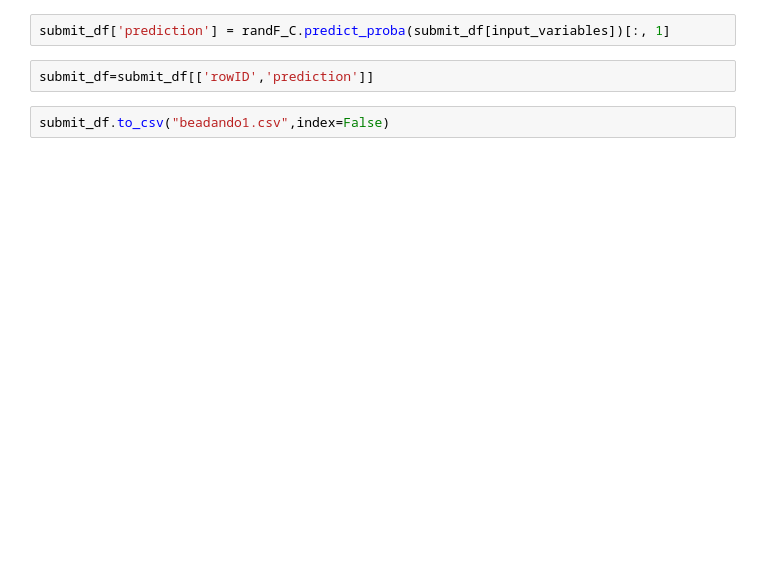
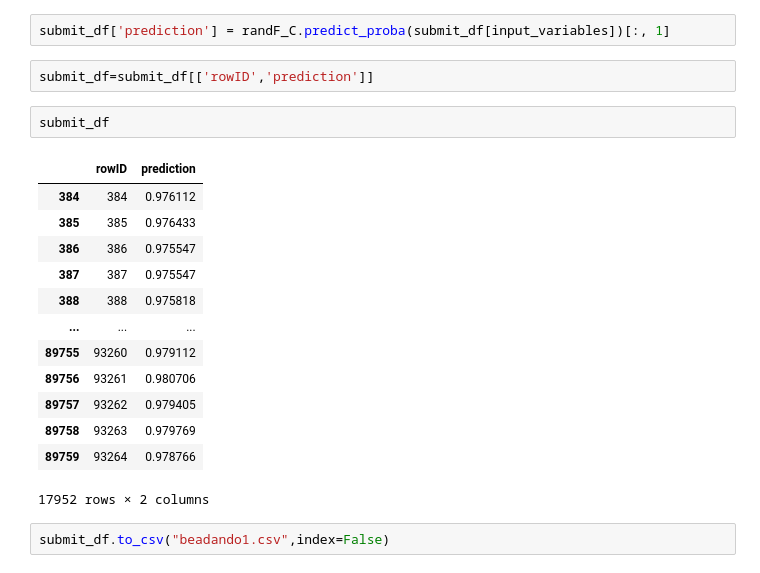
Before and after one commit to LaszloAbrok/BME-TMIT-DataScience-Competition-2024, a Jupyter notebook: competition.ipynb, the cells around one changed output. Drawn from its saved outputs; the diff is of its cells as text; blank space fills up the shorter version.

```diff
--- a/competition.ipynb
+++ b/competition.ipynb
@@ -143,5 +227,21 @@ submit_df = submit_df.copy()
 submit_df['prediction'] = randF_C.predict_proba(submit_df[input_variables])[:, 1]
 # %%
 submit_df=submit_df[['rowID','prediction']]
+# %%
+submit_df
+# %% [output]
+|  | rowID | prediction |
+| 384 | 384 | 0.976112 |
+| 385 | 385 | 0.976433 |
+| 386 | 386 | 0.975547 |
+| 387 | 387 | 0.975547 |
+| 388 | 388 | 0.975818 |
+| ... | ... | ... |
+| 89755 | 93260 | 0.979112 |
+| 89756 | 93261 | 0.980706 |
+| 89757 | 93262 | 0.979405 |
+| 89758 | 93263 | 0.979769 |
+| 89759 | 93264 | 0.978766 |
+17952 rows × 2 columns
 # %%
 submit_df.to_csv("beadando1.csv",index=False)
```
Also changed, not shown: parts of 9 cells of this notebook, 2 other files.
